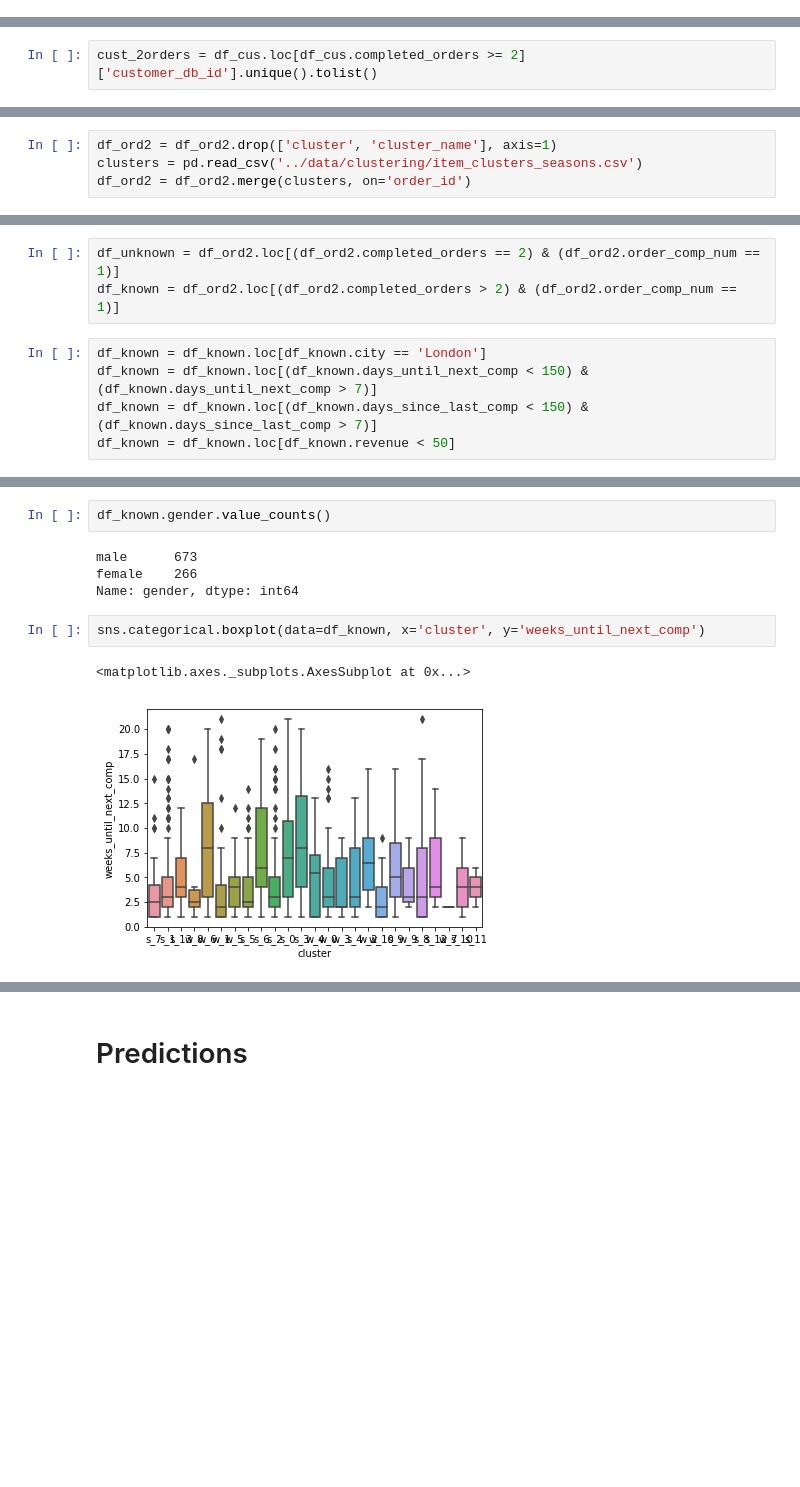
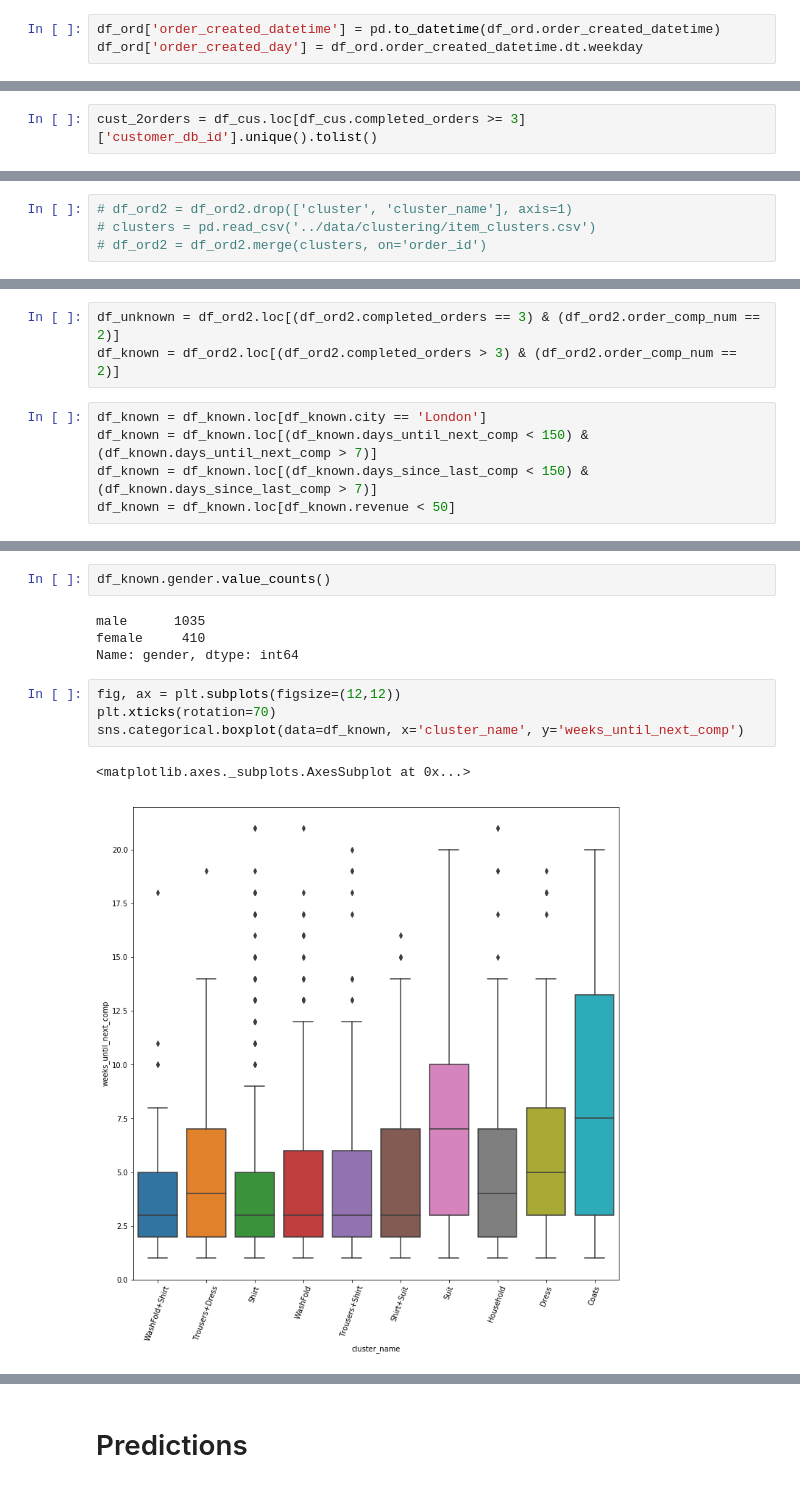
Before and after one commit to zipjet/bi-churn-analysis, a Jupyter notebook: python/churn_predictions.ipynb, the cells around one changed output, grey strips where cells are left out. Cells and saved outputs as stored; diff of their text form; blank space fills up the shorter version.

```diff
--- a/python/churn_predictions.ipynb
+++ b/python/churn_predictions.ipynb
@@ -49,0 +34,3 @@ df_ord.head().T
+# %%
+df_ord['order_created_datetime'] = pd.to_datetime(df_ord.order_created_datetime)
+df_ord['order_created_day'] = df_ord.order_created_datetime.dt.weekday
@@ -50,5 +54,5 @@ df_ord.head().T
 # %%
-cust_2orders = df_cus.loc[df_cus.completed_orders >= 2]['customer_db_id'].unique().tolist()
+cust_2orders = df_cus.loc[df_cus.completed_orders >= 3]['customer_db_id'].unique().tolist()
 # %%
 df_ord2 = df_ord.loc[(df_ord.customer_db_id.isin(cust_2orders)) & (df_ord.order_state == "completed")]
 df_ord2 = df_ord2.sort_values(['customer_db_id', 'order_created_datetime'])
@@ -71,6 +75,6 @@ df_ord2['revenue_brutto'] = df_ord2.revenue + df_ord2.voucher_value
 
 df_ord2 = df_ord2.drop(['next_order_date', 'last_order_date', 'last_order_revenue'], axis=1)
 # %%
-df_ord2 = df_ord2.drop(['cluster', 'cluster_name'], axis=1)
-clusters = pd.read_csv('../data/clustering/item_clusters_seasons.csv')
-df_ord2 = df_ord2.merge(clusters, on='order_id')
+# df_ord2 = df_ord2.drop(['cluster', 'cluster_name'], axis=1)
+# clusters = pd.read_csv('../data/clustering/item_clusters.csv')
+# df_ord2 = df_ord2.merge(clusters, on='order_id')
@@ -102,6 +110,6 @@ df_ord2.head().T
 # %%
-df_unknown = df_ord2.loc[(df_ord2.completed_orders == 2) & (df_ord2.order_comp_num == 1)]
-df_known = df_ord2.loc[(df_ord2.completed_orders > 2) & (df_ord2.order_comp_num == 1)]
+df_unknown = df_ord2.loc[(df_ord2.completed_orders == 3) & (df_ord2.order_comp_num == 2)]
+df_known = df_ord2.loc[(df_ord2.completed_orders > 3) & (df_ord2.order_comp_num == 2)]
 # %%
 df_known = df_known.loc[df_known.city == 'London']
 df_known = df_known.loc[(df_known.days_until_next_comp < 150) & (df_known.days_until_next_comp > 7)]
@@ -122,14 +130,16 @@ Name: revenue_brutto, dtype: float64
 # %%
 df_known.gender.value_counts()
 # %% [output]
-male      673
-female    266
+male      1035
+female     410
 Name: gender, dtype: int64
 # %%
-sns.categorical.boxplot(data=df_known, x='cluster', y='weeks_until_next_comp')
+fig, ax = plt.subplots(figsize=(12,12))
+plt.xticks(rotation=70)
+sns.categorical.boxplot(data=df_known, x='cluster_name', y='weeks_until_next_comp')
 # %% [output]
 <matplotlib.axes._subplots.AxesSubplot at 0x...>
-[figure, old version]
+[figure, new version]
 # %%
 df_known.revenue.hist(bins=50)
 # %% [output]
```
Also changed, not shown: parts of 34 cells of this notebook.
